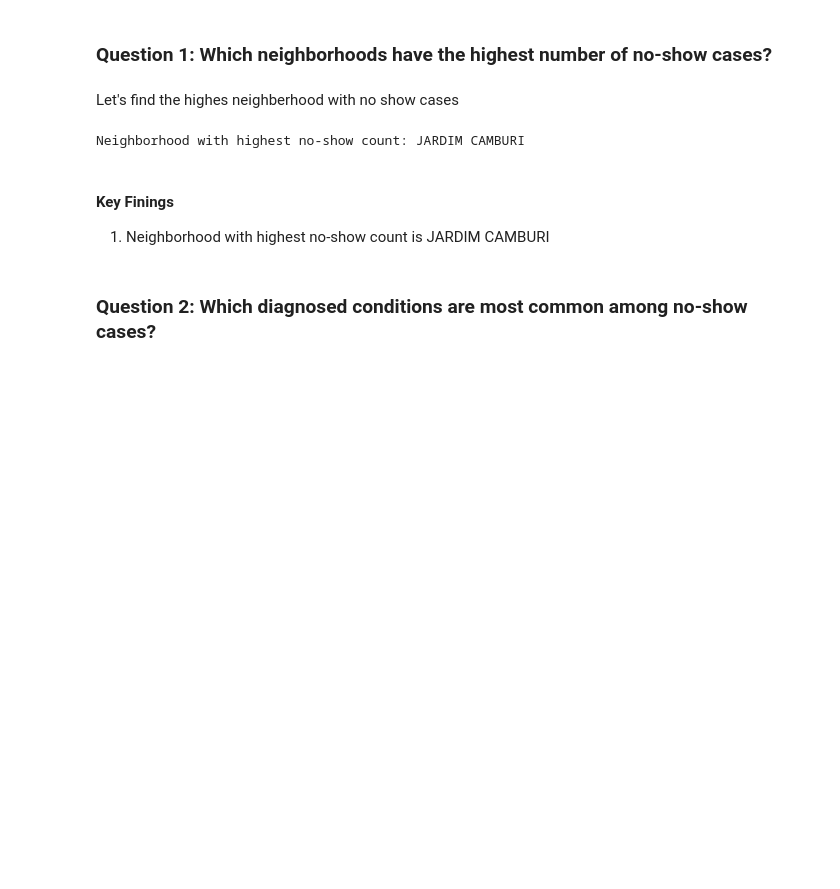
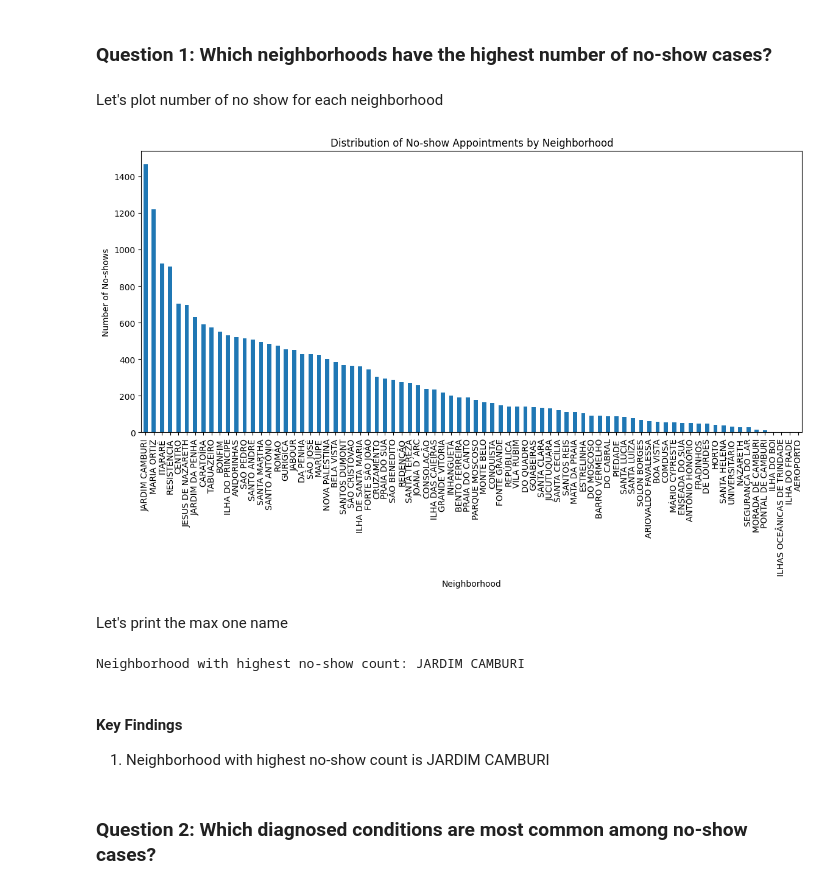
Before and after one commit to tamer-fakhoury/No-Show-Appointment-Analysis, a Jupyter notebook: investigate-no-show-appointments-dataset.ipynb, the cells around one changed output. Drawn from its saved outputs; the diff is of its cells as text; code cells hidden in the pictures; blank space fills up the shorter version.

```diff
--- a/investigate-no-show-appointments-dataset.ipynb
+++ b/investigate-no-show-appointments-dataset.ipynb
@@ -89,8 +91,22 @@ df['Age'] = df['Age'].replace(-1, imputed_values)
 ## Exploratory Data Analysis
 # %% [markdown]
 ### Question 1: Which neighborhoods have the highest number of no-show cases?
-# %% [markdown]
-Let's find the highes neighberhood with no show cases
+# %% [markdown]
+Let's plot number of no show for each neighborhood
+# %%
+fig, axis = plt.subplots(1, 1, figsize=(14, 6))
+neighborhood_no_show = df[df['No-show'] == 'Yes']['Neighbourhood']
+plot_no_show_distribution(neighborhood_no_show,
+    axis=axis,
+    title='Distribution of No-show Appointments by Neighborhood',
+    X_label='Neighborhood',
+    Y_label='Number of No-shows'
+)
+plt.show()
+# %% [output]
+[figure, added]
+# %% [markdown]
+Let's print the max one name
 # %%
 # Identify the neighborhood with the highest number of no-shows
 max_no_show_neighborhood = df[df['No-show'] == 'Yes']['Neighbourhood'].value_counts().idxmax()
@@ -98,7 +114,7 @@ print(f"Neighborhood with highest no-show count: {max_no_show_neighborhood}")
 # %% [output]
 Neighborhood with highest no-show count: JARDIM CAMBURI
 # %% [markdown]
-#### Key Finings
+#### Key Findings
 1. Neighborhood with highest no-show count is JARDIM CAMBURI
 # %% [markdown]
 ### Question 2: Which diagnosed conditions are most common among no-show cases?
```
Also changed, not shown: parts of 39 cells of this notebook, 1 other file.
